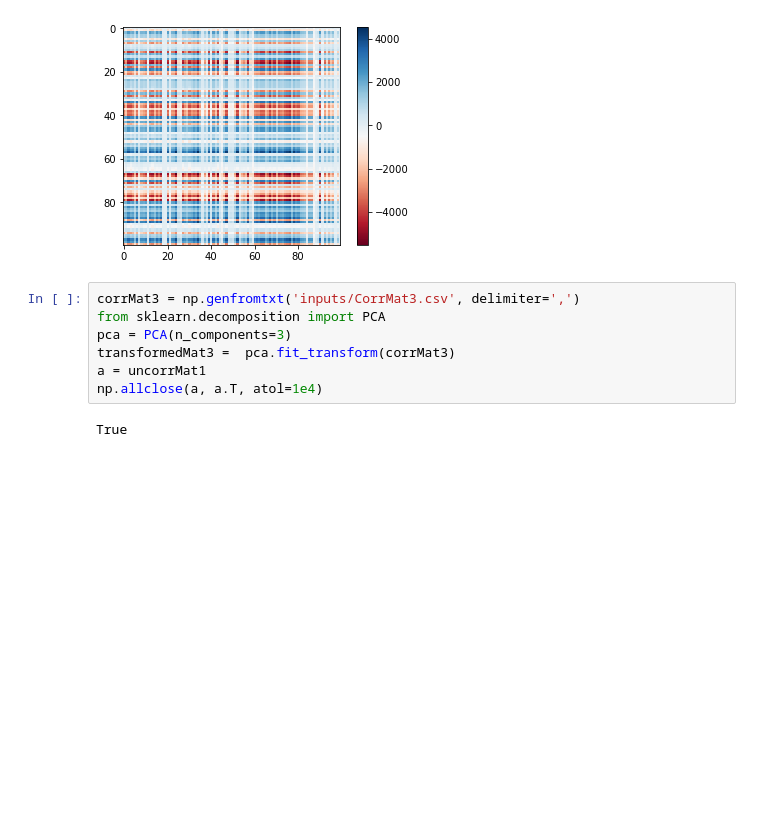
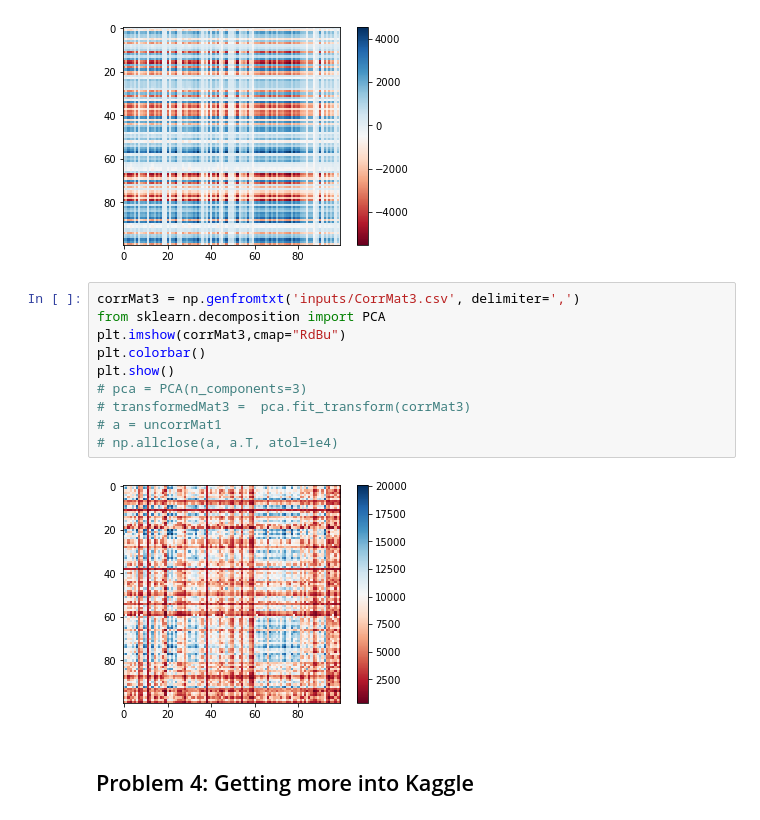
Before and after one commit to carolineeeyao/DSLAB, a Jupyter notebook: Lab4/Lab4.ipynb, the cells around one changed output. Saved outputs shown, nothing was run; the diff lists cells and outputs as text; blank space fills up the shorter version.

```diff
--- a/Lab4/Lab4.ipynb
+++ b/Lab4/Lab4.ipynb
@@ -180,9 +178,14 @@ Fixed Matrix:
 # %%
 corrMat3 = np.genfromtxt('inputs/CorrMat3.csv', delimiter=',')
 from sklearn.decomposition import PCA
-pca = PCA(n_components=3)
-transformedMat3 =  pca.fit_transform(corrMat3)
-a = uncorrMat1
-np.allclose(a, a.T, atol=1e4)
+plt.imshow(corrMat3,cmap="RdBu")
+plt.colorbar()
+plt.show()
+# pca = PCA(n_components=3)
+# transformedMat3 =  pca.fit_transform(corrMat3)
+# a = uncorrMat1
+# np.allclose(a, a.T, atol=1e4)
 # %% [output]
-True
+[figure, added]
+# %% [markdown]
+## Problem 4: Getting more into Kaggle
```
Also changed, not shown: parts of 17 cells of this notebook.
